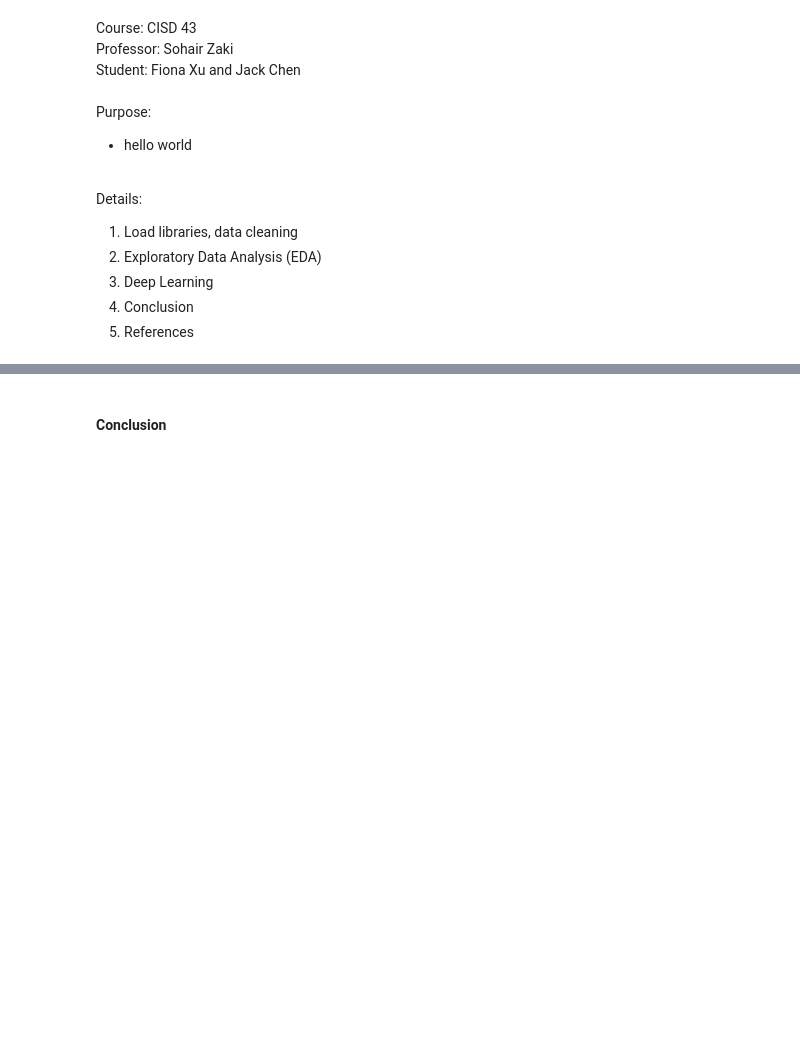
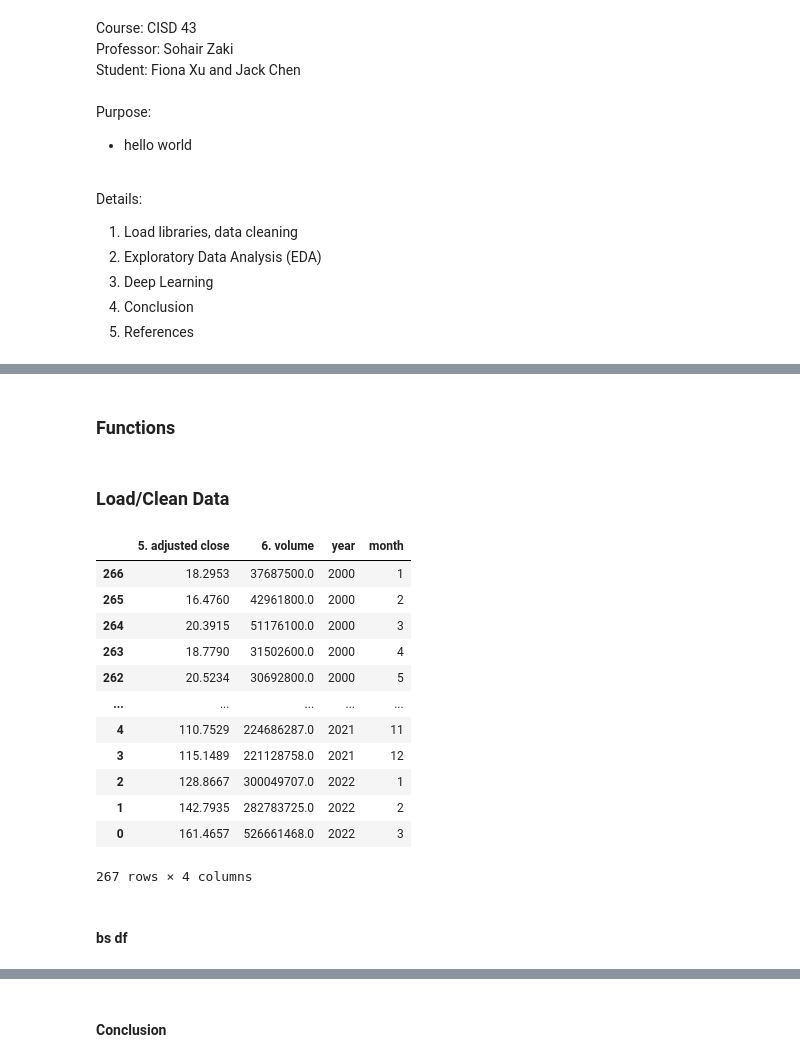
Before and after one commit to StockJanitor/Project43_DataTextMining, a Jupyter notebook: textMiningEV.ipynb, the cells around one changed output, grey strips where cells are left out. Cells and saved outputs as stored; diff of their text form; code cells hidden in the pictures; blank space fills up the shorter version.

Commit message:
data and model

```diff
--- a/textMiningEV.ipynb
+++ b/textMiningEV.ipynb
@@ -155,0 +162,2 @@ info.head()
+# %% [markdown]
+### Functions
@@ -155,0 +176,45 @@ info.head()
+# %% [markdown]
+### Load/Clean Data
+# %%
+# load dfs - data will be 01/2000 to 03/2022, 22 years and 3 month is 267 month,
+df_bs = pd.read_excel('data/df_cvx_bs_quarter.xlsx', engine='openpyxl')
+df_is = pd.read_excel('data/df_cvx_is_quarter.xlsx', engine='openpyxl')
+df_stock = pd.read_csv('data/CVXstockPrice.csv')
+df_inflation = pd.read_csv('data/clean_inflation_rate.csv')
+df_gas = pd.read_excel('data/gasPrices.xlsx', engine='openpyxl')
+# %%
+# we just need adjusted close , volumn
+dfstock1 = df_stock.iloc[:,[0,5,6]]
+
+# create year column and month column
+dfstock1['year'] = df_stock.date.apply(lambda x : x.split('-')[0])
+dfstock1['month'] = df_stock.date.apply(lambda x : x.split('-')[1])
+dfstock1.tail()
+
+# drop useless columns
+dfstock2 = dfstock1.iloc[2:-1,1:]
+# reset index
+dfstock3 = dfstock2.reset_index(drop=True)
+
+# convert month into int
+dfstock3.month = dfstock3.month.apply(lambda x: int(x))
+
+#assign to finaldf
+dfstockf = dfstock3.sort_values(by=['year','month'])
+dfstockf
+# %% [output]
+|  | 5. adjusted close | 6. volume | year | month |
+| 266 | 18.2953 | 37687500.0 | 2000 | 1 |
+| 265 | 16.4760 | 42961800.0 | 2000 | 2 |
+| 264 | 20.3915 | 51176100.0 | 2000 | 3 |
+| 263 | 18.7790 | 31502600.0 | 2000 | 4 |
+| 262 | 20.5234 | 30692800.0 | 2000 | 5 |
+| ... | ... | ... | ... | ... |
+| 4 | 110.7529 | 224686287.0 | 2021 | 11 |
+| 3 | 115.1489 | 221128758.0 | 2021 | 12 |
+| 2 | 128.8667 | 300049707.0 | 2022 | 1 |
+| 1 | 142.7935 | 282783725.0 | 2022 | 2 |
+| 0 | 161.4657 | 526661468.0 | 2022 | 3 |
+267 rows × 4 columns
+# %% [markdown]
+#### bs df
```
Also changed, not shown: parts of 32 cells of this notebook, 10 other files.
